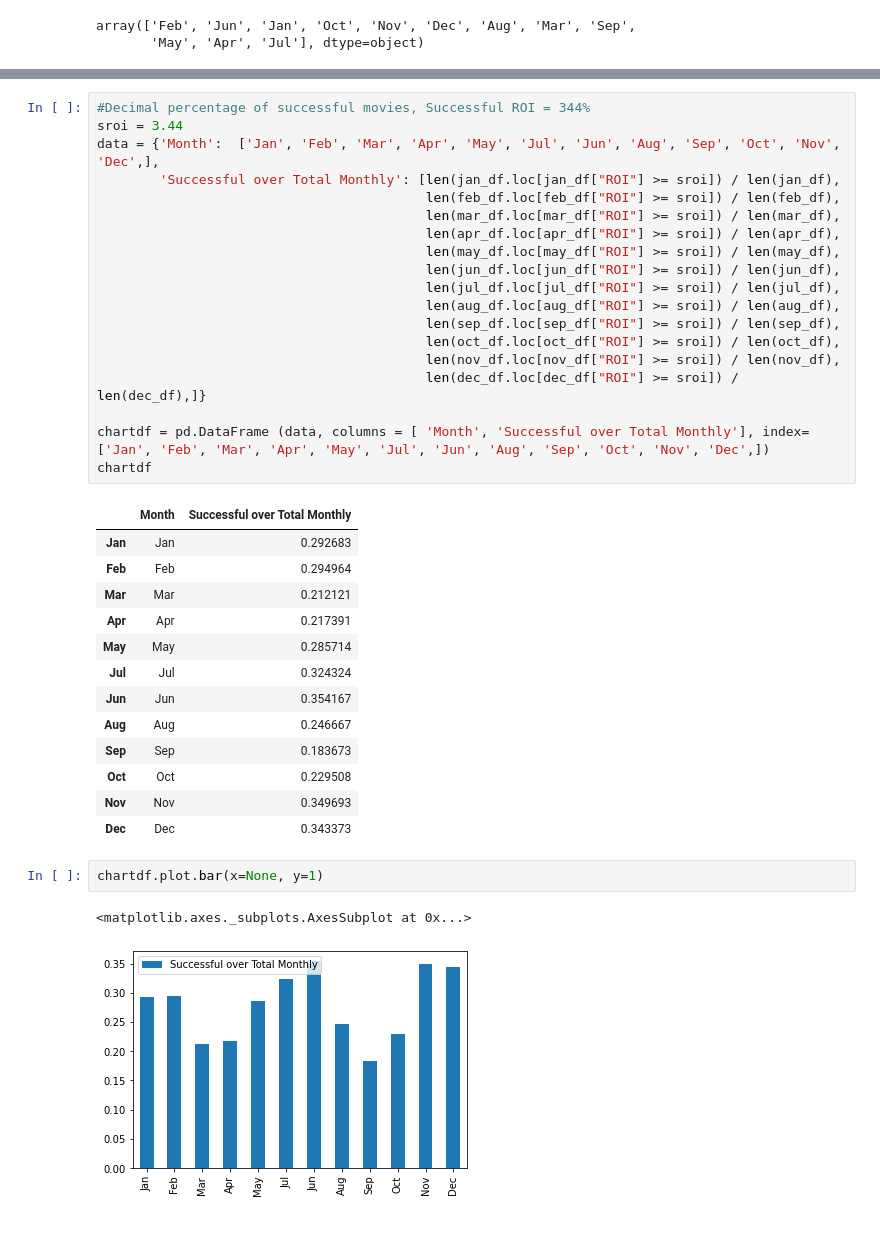
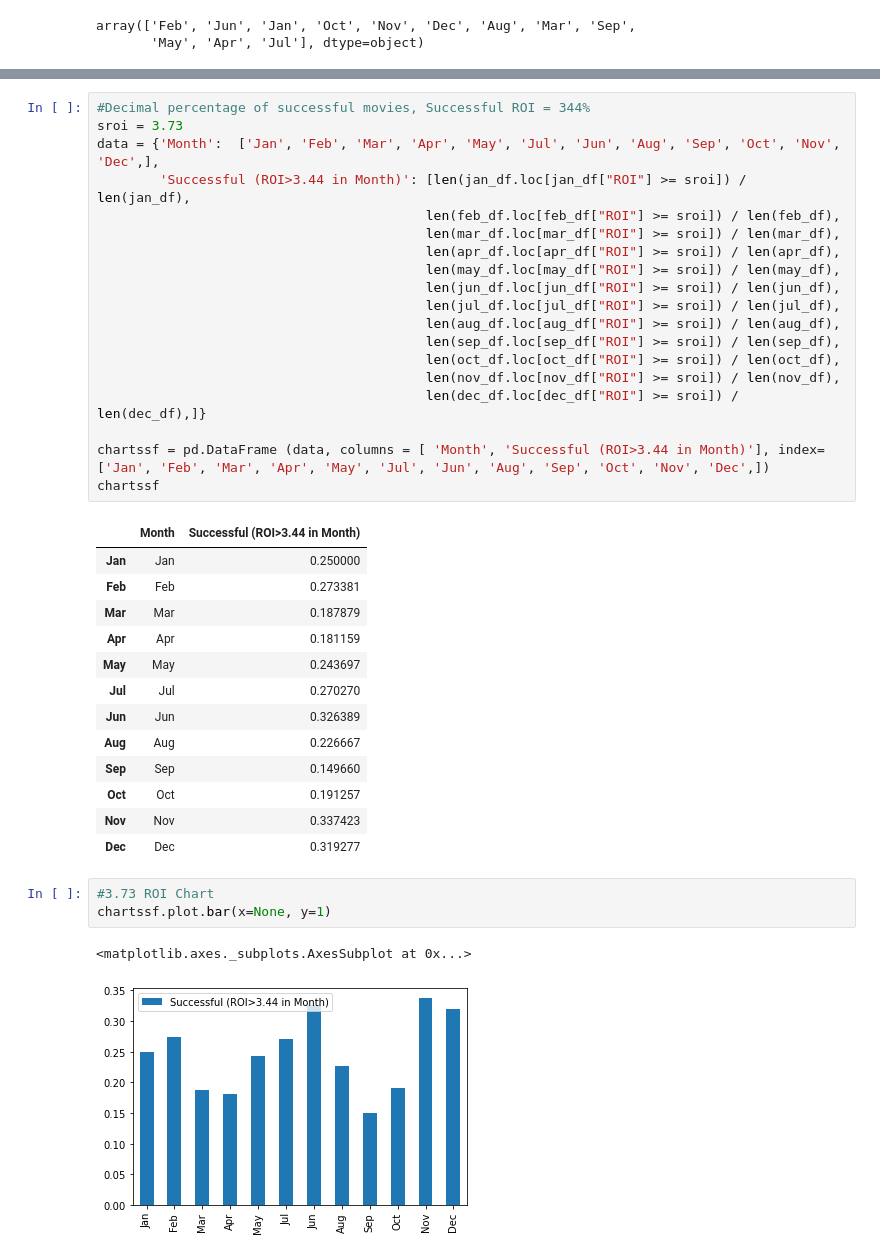
Before and after one commit to cspence001/Boxoffice_Project, a Jupyter notebook: ROI success tests per month.ipynb, the cells around one changed output, grey strips where cells are left out. Drawn from its saved outputs; the diff is of its cells as text; blank space fills up the shorter version.

```diff
--- a/ROI success tests per month.ipynb
+++ b/ROI success tests per month.ipynb
@@ -166,8 +167,8 @@ chartdf.plot.bar(x=None, y=1)
 # %%
 #Decimal percentage of successful movies, Successful ROI = 344%
-sroi = 3.44
+sroi = 3.73
 data = {'Month':  ['Jan', 'Feb', 'Mar', 'Apr', 'May', 'Jul', 'Jun', 'Aug', 'Sep', 'Oct', 'Nov', 'Dec',],
-        'Successful over Total Monthly': [len(jan_df.loc[jan_df["ROI"] >= sroi]) / len(jan_df),
+        'Successful (ROI>3.44 in Month)': [len(jan_df.loc[jan_df["ROI"] >= sroi]) / len(jan_df),
                                           len(feb_df.loc[feb_df["ROI"] >= sroi]) / len(feb_df),
                                           len(mar_df.loc[mar_df["ROI"] >= sroi]) / len(mar_df),
                                           len(apr_df.loc[apr_df["ROI"] >= sroi]) / len(apr_df),
@@ -180,24 +181,25 @@ data = {'Month':  ['Jan', 'Feb', 'Mar', 'Apr', 'May', 'Jul', 'Jun', 'Aug', 'Sep'
                                           len(nov_df.loc[nov_df["ROI"] >= sroi]) / len(nov_df),
                                           len(dec_df.loc[dec_df["ROI"] >= sroi]) / len(dec_df),]}
 
-chartdf = pd.DataFrame (data, columns = [ 'Month', 'Successful over Total Monthly'], index= ['Jan', 'Feb', 'Mar', 'Apr', 'May', 'Jul', 'Jun', 'Aug', 'Sep', 'Oct', 'Nov', 'Dec',])
-chartdf
+chartssf = pd.DataFrame (data, columns = [ 'Month', 'Successful (ROI>3.44 in Month)'], index= ['Jan', 'Feb', 'Mar', 'Apr', 'May', 'Jul', 'Jun', 'Aug', 'Sep', 'Oct', 'Nov', 'Dec',])
+chartssf
 # %% [output]
-|  | Month | Successful over Total Monthly |
-| Jan | Jan | 0.292683 |
-| Feb | Feb | 0.294964 |
-| Mar | Mar | 0.212121 |
-| Apr | Apr | 0.217391 |
-| May | May | 0.285714 |
-| Jul | Jul | 0.324324 |
-| Jun | Jun | 0.354167 |
-| Aug | Aug | 0.246667 |
-| Sep | Sep | 0.183673 |
-| Oct | Oct | 0.229508 |
-| Nov | Nov | 0.349693 |
-| Dec | Dec | 0.343373 |
+|  | Month | Successful (ROI>3.44 in Month) |
+| Jan | Jan | 0.250000 |
+| Feb | Feb | 0.273381 |
+| Mar | Mar | 0.187879 |
+| Apr | Apr | 0.181159 |
+| May | May | 0.243697 |
+| Jul | Jul | 0.270270 |
+| Jun | Jun | 0.326389 |
+| Aug | Aug | 0.226667 |
+| Sep | Sep | 0.149660 |
+| Oct | Oct | 0.191257 |
+| Nov | Nov | 0.337423 |
+| Dec | Dec | 0.319277 |
 # %%
-chartdf.plot.bar(x=None, y=1)
+#3.73 ROI Chart
+chartssf.plot.bar(x=None, y=1)
 # %% [output]
 <matplotlib.axes._subplots.AxesSubplot at 0x...>
-[figure, old version]
+[figure, new version]
```
Also changed, not shown: parts of 9 cells of this notebook.
